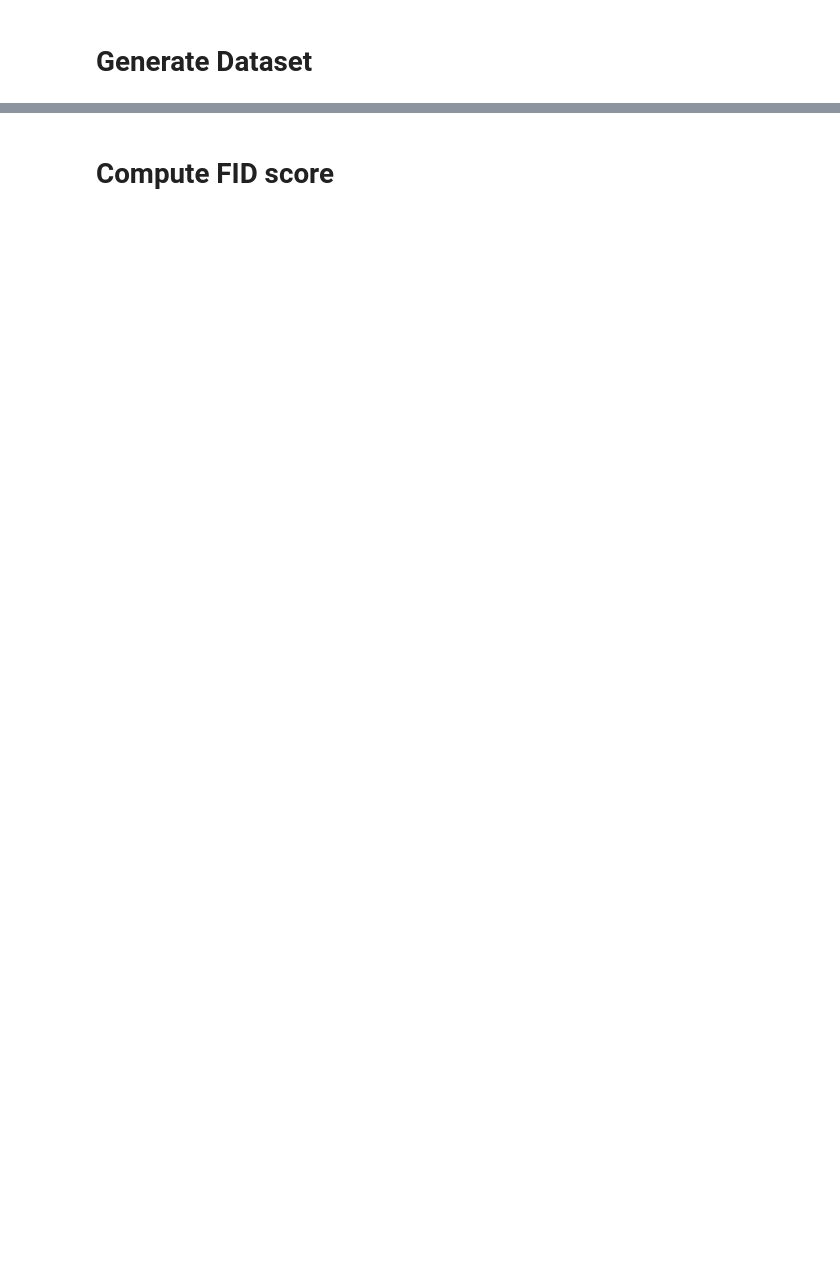
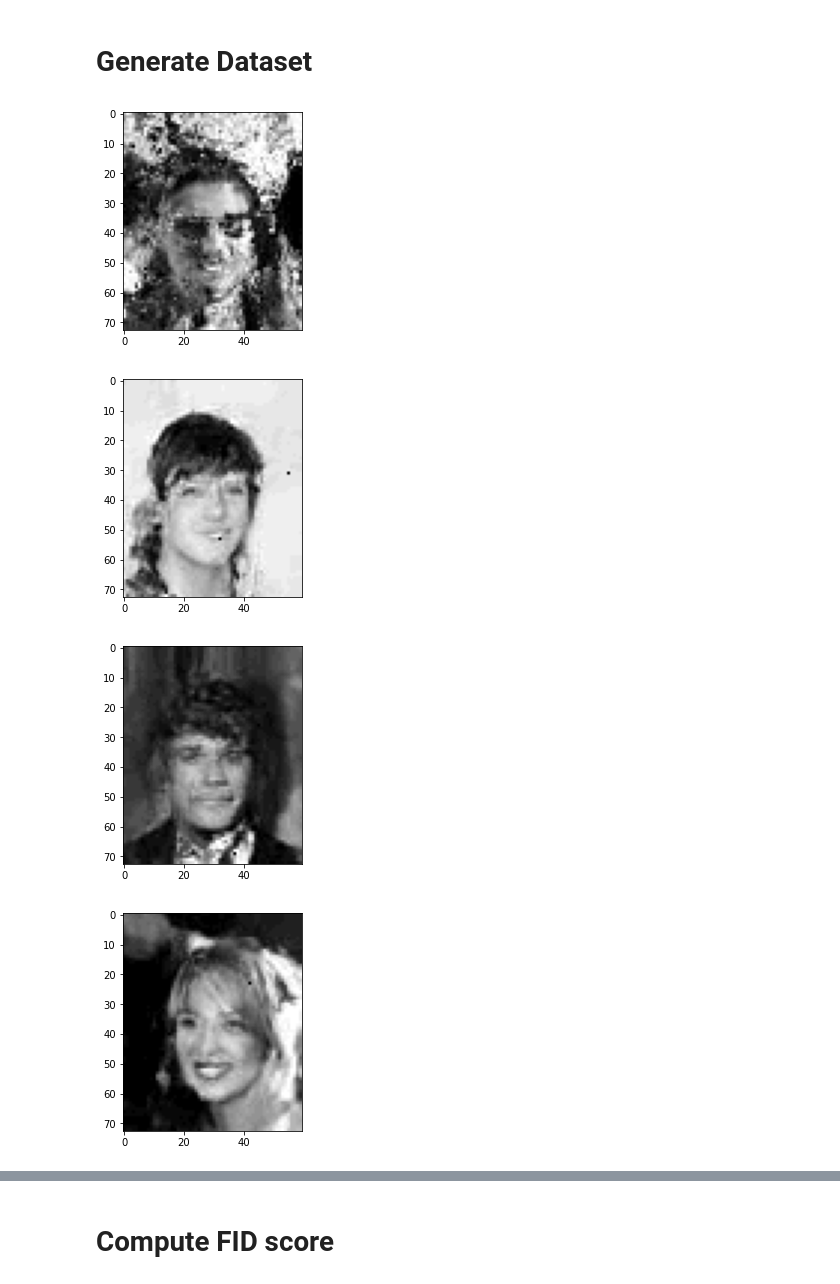
Before and after one commit to nissmar/ARDM, a Jupyter notebook: TinyCelebA.ipynb, the cells around one changed output, grey strips where cells are left out. Saved outputs shown, nothing was run; the diff lists cells and outputs as text; code cells hidden in the pictures; blank space fills up the shorter version.

```diff
--- a/TinyCelebA.ipynb
+++ b/TinyCelebA.ipynb
@@ -288,5 +286,19 @@ for i in range(out.shape[0]):
 # %%
 model.eval()
 nstep=1600
-x = divide_array(loss_array, nstep)
-out = model.sample_one_path(x, 200)
+
+
+for nstep in [10,100,200,400,800,1600]:
+    x = divide_array(loss_array, nstep)
+    out = model.sample_one_path(x, 200)
+    for i in range(out.shape[0]):
+        gen_im = de_one_hotize(out)[i].cpu().detach().numpy()
+        plt.imsave('figs/out_face_large_{}/{}.jpeg'.format(nstep, i), gen_im, cmap='gray')
+        if i==0:
+            plt.imshow(gen_im, cmap='gray')
+            plt.show()
+# %% [output]
+[figure, added]
+[figure, added]
+[figure, added]
+[figure, added]
```
Also changed, not shown: parts of 13 cells of this notebook.
